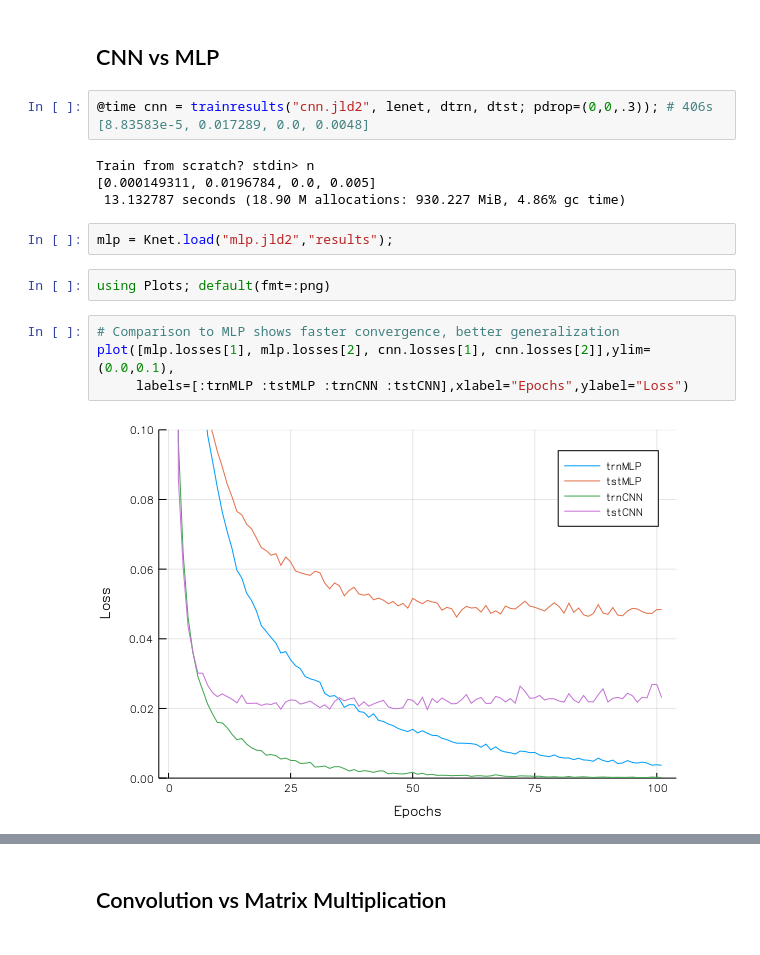
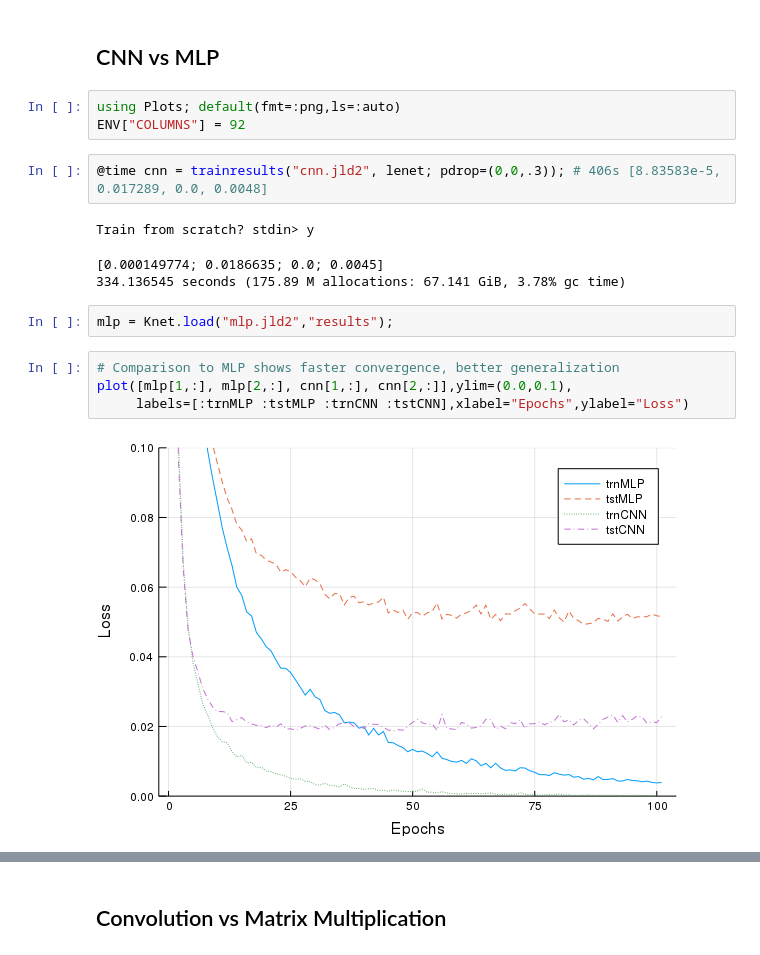
Before and after one commit to denizyuret/Knet.jl, a Jupyter notebook: tutorial/05.cnn.ipynb, the cells around one changed output, grey strips where cells are left out. Saved outputs shown, nothing was run; the diff lists cells and outputs as text.

```diff
--- a/tutorial/05.cnn.ipynb
+++ b/tutorial/05.cnn.ipynb
@@ -342,19 +351,20 @@ nll(lenet,x,y)
 # %% [markdown]
 ## CNN vs MLP
+# %%
+using Plots; default(fmt=:png,ls=:auto)
+ENV["COLUMNS"] = 92
 # %%
-@time cnn = trainresults("cnn.jld2", lenet, dtrn, dtst; pdrop=(0,0,.3)); # 406s [8.83583e-5, 0.017289, 0.0, 0.0048]
+@time cnn = trainresults("cnn.jld2", lenet; pdrop=(0,0,.3)); # 406s [8.83583e-5, 0.017289, 0.0, 0.0048]
 # %% [output]
-Train from scratch? stdin> n
-[0.000149311, 0.0196784, 0.0, 0.005]
- 13.132787 seconds (18.90 M allocations: 930.227 MiB, 4.86% gc time)
+Train from scratch? stdin> y
+[0.000149774; 0.0186635; 0.0; 0.0045]
+334.136545 seconds (175.89 M allocations: 67.141 GiB, 3.78% gc time)
 # %%
 mlp = Knet.load("mlp.jld2","results");
-# %%
-using Plots; default(fmt=:png)
 # %%
 # Comparison to MLP shows faster convergence, better generalization
-plot([mlp.losses[1], mlp.losses[2], cnn.losses[1], cnn.losses[2]],ylim=(0.0,0.1),
+plot([mlp[1,:], mlp[2,:], cnn[1,:], cnn[2,:]],ylim=(0.0,0.1),
      labels=[:trnMLP :tstMLP :trnCNN :tstCNN],xlabel="Epochs",ylabel="Loss")
 # %% [output]
-[figure, old version]
+[figure, new version]
 # %%
```
Also changed, not shown: parts of 4 cells of this notebook, 8 other files.
